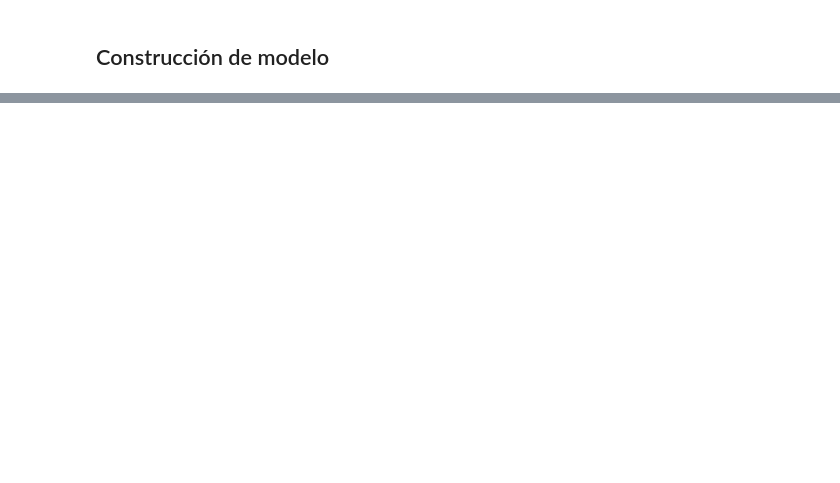
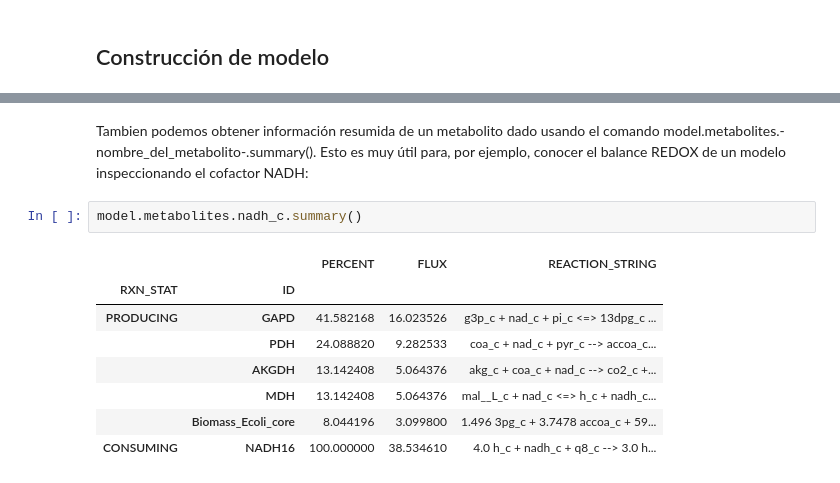
Before and after one commit to martillodesocorro/Manual-COBRApy-, a Jupyter notebook: Manual COBRApy.ipynb, the cells around one changed output, grey strips where cells are left out. Cells and saved outputs as stored; diff of their text form; blank space fills up the shorter version.

```diff
--- a/Manual COBRApy.ipynb
+++ b/Manual COBRApy.ipynb
@@ -118,0 +731,13 @@ model
+# %% [markdown]
+Tambien podemos obtener información resumida de un metabolito dado usando el comando model.metabolites.-nombre_del_metabolito-.summary(). Esto es muy útil para, por ejemplo, conocer el balance REDOX de un modelo inspeccionando el cofactor NADH:
+# %%
+model.metabolites.nadh_c.summary()
+# %% [output]
+|  |  | PERCENT | FLUX | REACTION_STRING |
+| RXN_STAT | ID |  |  |  |
+| PRODUCING | GAPD | 41.582168 | 16.023526 | g3p_c + nad_c + pi_c <=> 13dpg_c ... |
+|  | PDH | 24.088820 | 9.282533 | coa_c + nad_c + pyr_c --> accoa_c... |
+|  | AKGDH | 13.142408 | 5.064376 | akg_c + coa_c + nad_c --> co2_c +... |
+|  | MDH | 13.142408 | 5.064376 | mal__L_c + nad_c <=> h_c + nadh_c... |
+|  | Biomass_Ecoli_core | 8.044196 | 3.099800 | 1.496 3pg_c + 3.7478 accoa_c + 59... |
+| CONSUMING | NADH16 | 100.000000 | 38.534610 | 4.0 h_c + nadh_c + q8_c --> 3.0 h... |
```
Also changed, not shown: parts of 131 cells of this notebook.
